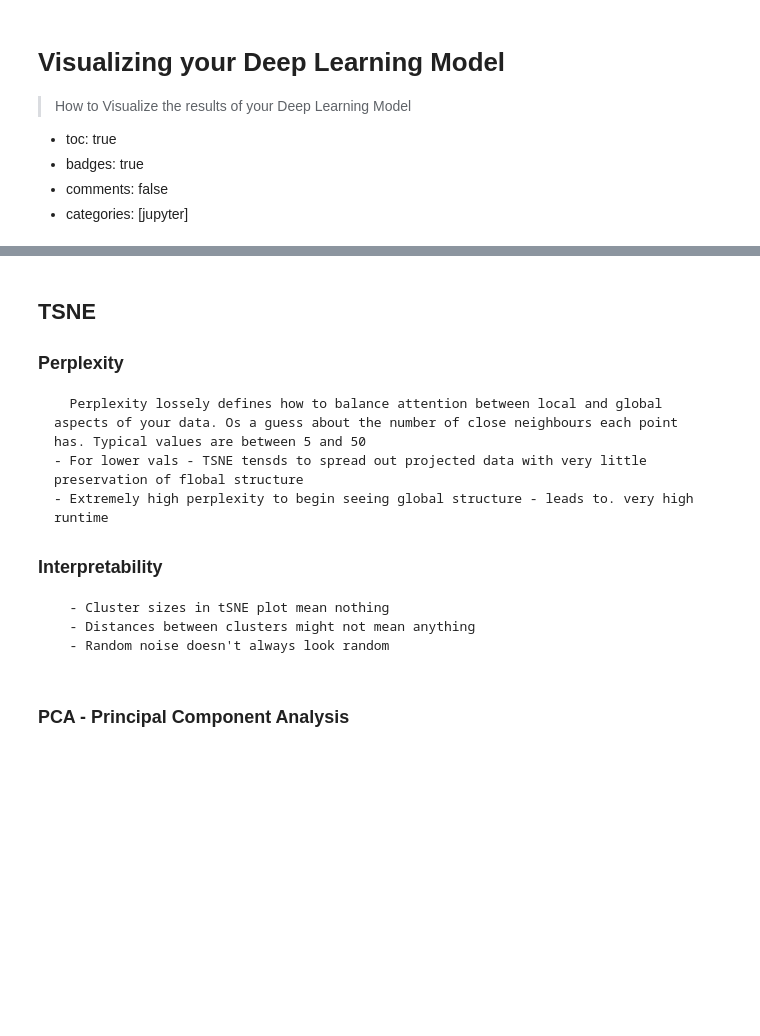
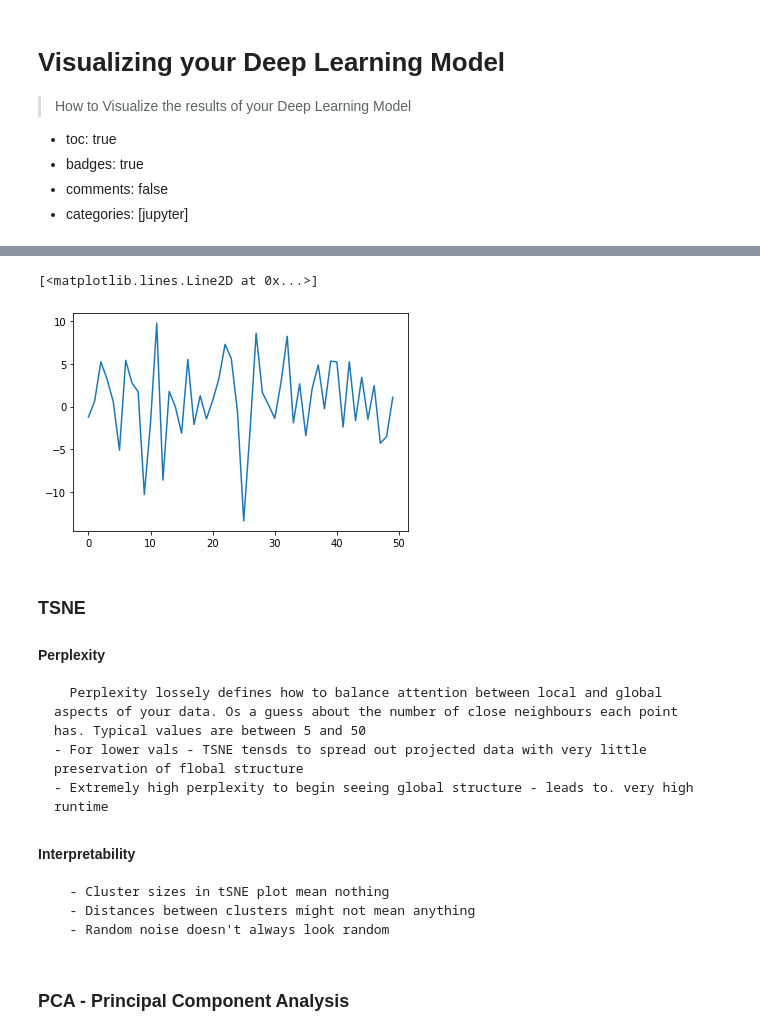
Before and after one commit to shubhangi-tandon/fastnotes, a Jupyter notebook: _notebooks/2021-09-19-Visualizing_DL_Models.ipynb, the cells around one changed output, grey strips where cells are left out. Drawn from its saved outputs; the diff is of its cells as text; code cells hidden in the pictures; blank space fills up the shorter version.

```diff
--- a/_notebooks/2021-09-19-Visualizing_DL_Models.ipynb
+++ b/_notebooks/2021-09-19-Visualizing_DL_Models.ipynb
@@ -9,11 +28,17 @@
+# %%
+X = torch.normal(0, 5, (50, 1))
+plt.plot(X)
+# %% [output]
+[<matplotlib.lines.Line2D at 0x...>]
+[figure, added]
 # %% [markdown]
-## TSNE
+### TSNE
 
-  ### Perplexity
+  #### Perplexity
       Perplexity lossely defines how to balance attention between local and global aspects of your data. Os a guess about the number of close neighbours each point has. Typical values are between 5 and 50
     - For lower vals - TSNE tensds to spread out projected data with very little preservation of flobal structure
     - Extremely high perplexity to begin seeing global structure - leads to. very high runtime
-  ### Interpretability
+  #### Interpretability
       - Cluster sizes in tSNE plot mean nothing
       - Distances between clusters might not mean anything
       - Random noise doesn't always look random
```
Also changed, not shown: parts of 15 cells of this notebook, 10 other files.
